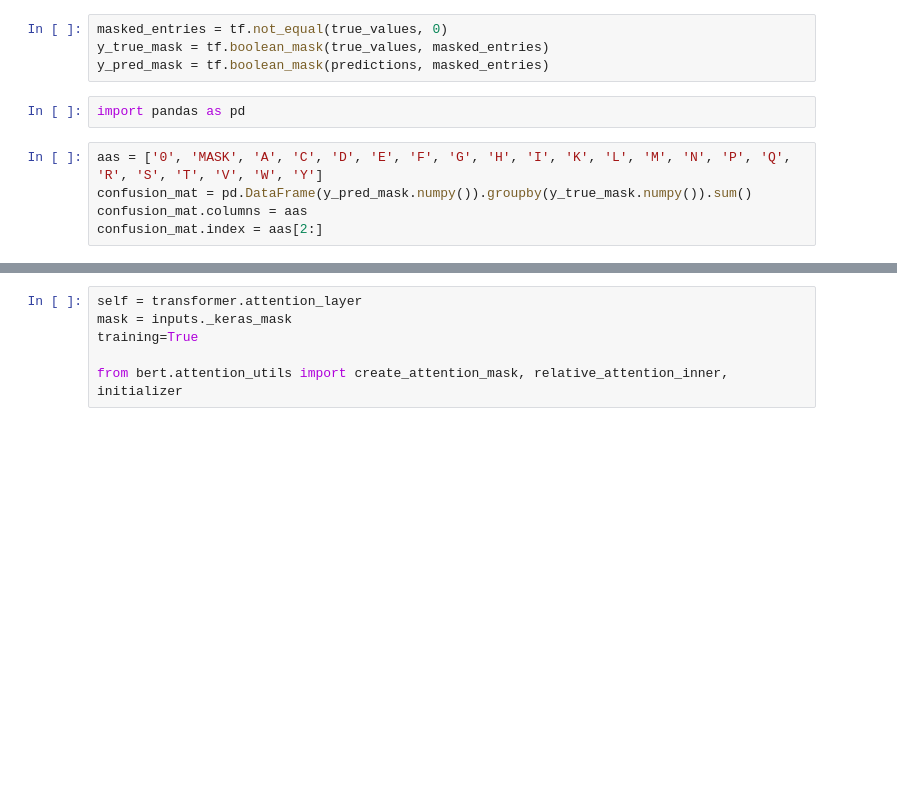
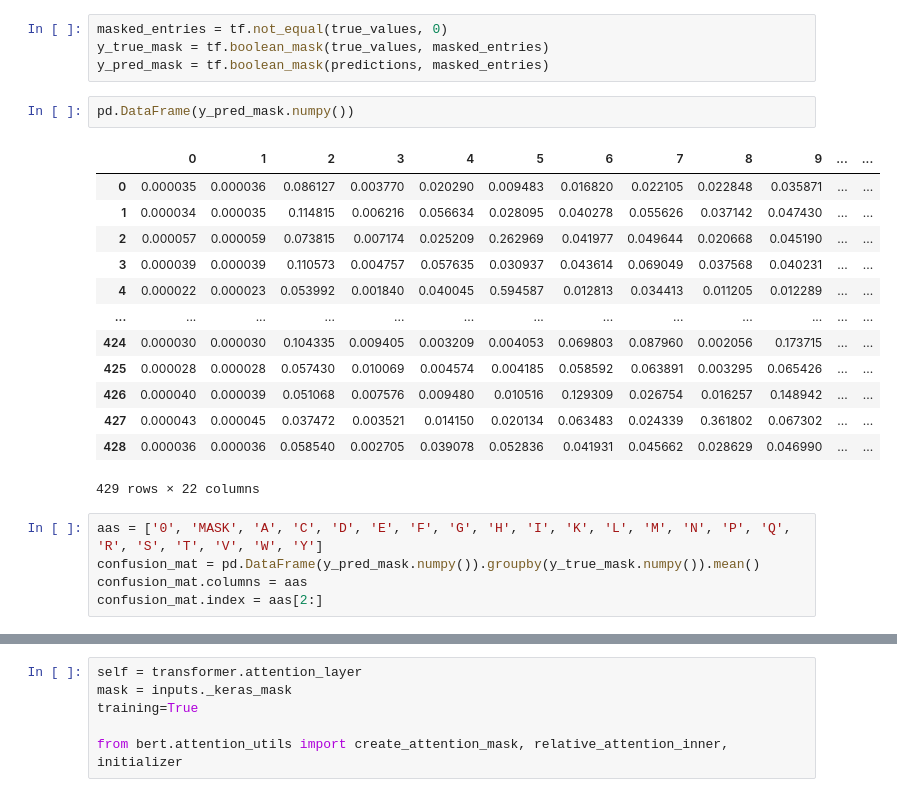
Before and after one commit to pstjohn/uniparc_modeling, a Jupyter notebook: check_progress.ipynb, the cells around one changed output, grey strips where cells are left out. Saved outputs shown, nothing was run; the diff lists cells and outputs as text; blank space fills up the shorter version.

```diff
--- a/check_progress.ipynb
+++ b/check_progress.ipynb
@@ -63,11 +67,25 @@ predictions = tf.nn.softmax(model.predict(masked_seq))
 masked_entries = tf.not_equal(true_values, 0)
 y_true_mask = tf.boolean_mask(true_values, masked_entries)
 y_pred_mask = tf.boolean_mask(predictions, masked_entries)
-# %%
-import pandas as pd
+# %%
+pd.DataFrame(y_pred_mask.numpy())
+# %% [output]
+|  | 0 | 1 | 2 | 3 | 4 | 5 | 6 | 7 | 8 | 9 | ... | ... |
+| 0 | 0.000035 | 0.000036 | 0.086127 | 0.003770 | 0.020290 | 0.009483 | 0.016820 | 0.022105 | 0.022848 | 0.035871 | ... | ... |
+| 1 | 0.000034 | 0.000035 | 0.114815 | 0.006216 | 0.056634 | 0.028095 | 0.040278 | 0.055626 | 0.037142 | 0.047430 | ... | ... |
+| 2 | 0.000057 | 0.000059 | 0.073815 | 0.007174 | 0.025209 | 0.262969 | 0.041977 | 0.049644 | 0.020668 | 0.045190 | ... | ... |
+| 3 | 0.000039 | 0.000039 | 0.110573 | 0.004757 | 0.057635 | 0.030937 | 0.043614 | 0.069049 | 0.037568 | 0.040231 | ... | ... |
+| 4 | 0.000022 | 0.000023 | 0.053992 | 0.001840 | 0.040045 | 0.594587 | 0.012813 | 0.034413 | 0.011205 | 0.012289 | ... | ... |
+| ... | ... | ... | ... | ... | ... | ... | ... | ... | ... | ... | ... | ... |
+| 424 | 0.000030 | 0.000030 | 0.104335 | 0.009405 | 0.003209 | 0.004053 | 0.069803 | 0.087960 | 0.002056 | 0.173715 | ... | ... |
+| 425 | 0.000028 | 0.000028 | 0.057430 | 0.010069 | 0.004574 | 0.004185 | 0.058592 | 0.063891 | 0.003295 | 0.065426 | ... | ... |
+| 426 | 0.000040 | 0.000039 | 0.051068 | 0.007576 | 0.009480 | 0.010516 | 0.129309 | 0.026754 | 0.016257 | 0.148942 | ... | ... |
+| 427 | 0.000043 | 0.000045 | 0.037472 | 0.003521 | 0.014150 | 0.020134 | 0.063483 | 0.024339 | 0.361802 | 0.067302 | ... | ... |
+| 428 | 0.000036 | 0.000036 | 0.058540 | 0.002705 | 0.039078 | 0.052836 | 0.041931 | 0.045662 | 0.028629 | 0.046990 | ... | ... |
+429 rows × 22 columns
 # %%
 aas = ['0', 'MASK', 'A', 'C', 'D', 'E', 'F', 'G', 'H', 'I', 'K', 'L', 'M', 'N', 'P', 'Q', 'R', 'S', 'T', 'V', 'W', 'Y']
-confusion_mat = pd.DataFrame(y_pred_mask.numpy()).groupby(y_true_mask.numpy()).sum()
+confusion_mat = pd.DataFrame(y_pred_mask.numpy()).groupby(y_true_mask.numpy()).mean()
 confusion_mat.columns = aas
 confusion_mat.index = aas[2:]
 # %%
```
Also changed, not shown: parts of 14 cells of this notebook, 5 other files.
